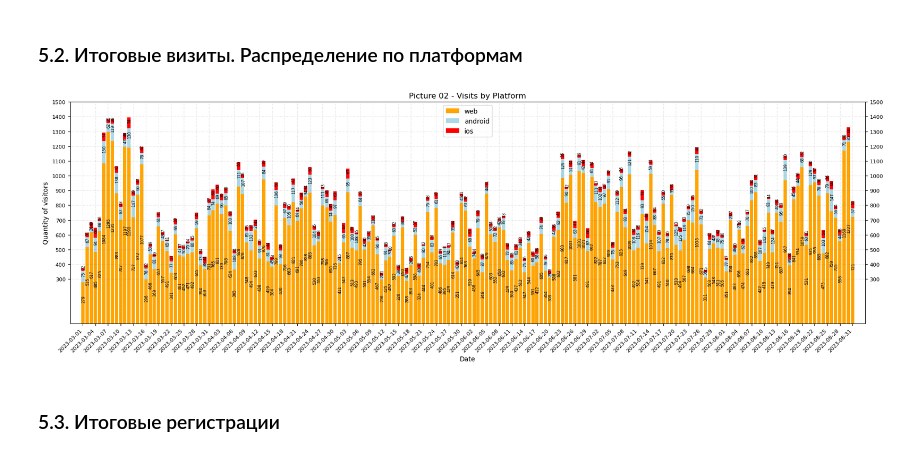
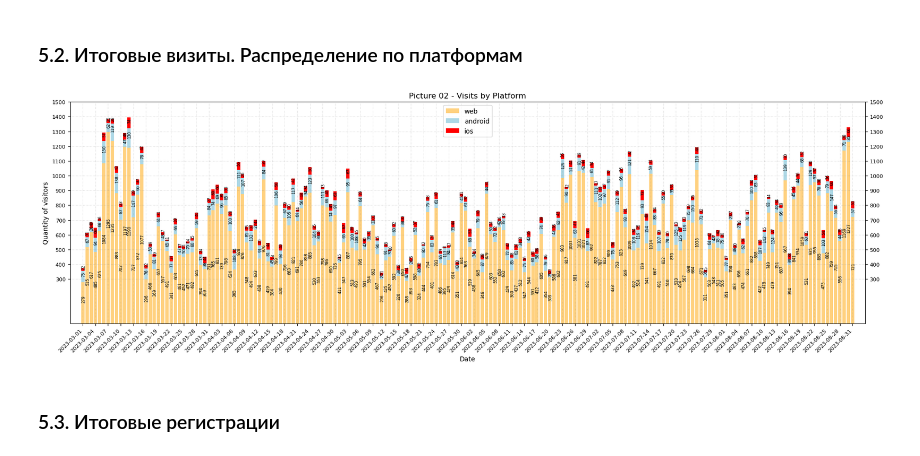
Before and after one commit to kostya2908/data-analytics-project-100, a Jupyter notebook: charts_project.ipynb, the cells around one changed output. Drawn from its saved outputs; the diff is of its cells as text; code cells hidden in the pictures.

```diff
--- a/charts_project.ipynb
+++ b/charts_project.ipynb
@@ -254,7 +254,7 @@ bstck_pvt['date_group'] = pd.to_datetime(bstck_pvt['date_group']).dt.date
 fig, ax = plt.subplots(figsize=(18, 6))
 w = ax.bar(bstck_pvt.date_group,
            bstck_pvt.web,
-           color='orange',
+           color='orange', alpha=0.5,
            label='web')
 a = ax.bar(bstck_pvt.date_group,
            bstck_pvt.android,
@@ -294,35 +294,35 @@ for r1, r2, r3 in zip(w, a, i):
     plt.text(r1.get_x() + r1.get_width()/1.5,
              h1/2.,
              h1,
              ha='center',
              va='bottom',
              color='black',
              fontsize=6,
              #fontweight='bold',
              rotation=90)
     plt.text(r2.get_x() + r2.get_width()/1.5,
              h1 + h2/2.,
              h2,
              ha='center',
              va='bottom',
              color='black',
              fontsize=6,
              #fontweight='bold',
              rotation=90)
     plt.text(r3.get_x() + r3.get_width()/1.5,
              h1 + h2 + h3/2.,
              h3,
              ha='center',
              va='bottom',
              color='black',
              fontsize=6,
              #fontweight='bold',
              rotation=90)
 plt.legend(loc='upper center')
 #plt.show()
-plt.savefig('./charts/Pic02.png')
+plt.savefig('./charts/Pic02.png', dpi=300)
 # %% [output]
-[figure, old version]
+[figure, new version]
 # %% [markdown]
 <h3>5.3. Итоговые регистрации</h3>
 # %%
```
Also changed, not shown: parts of 7 cells of this notebook, 14 other files.
